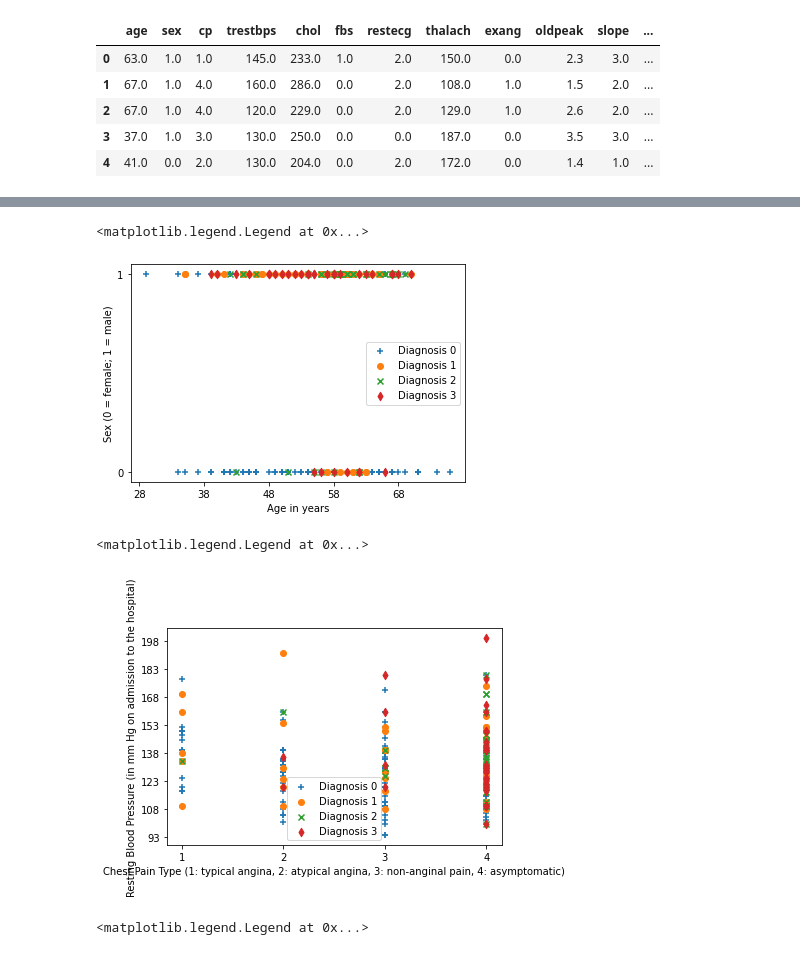
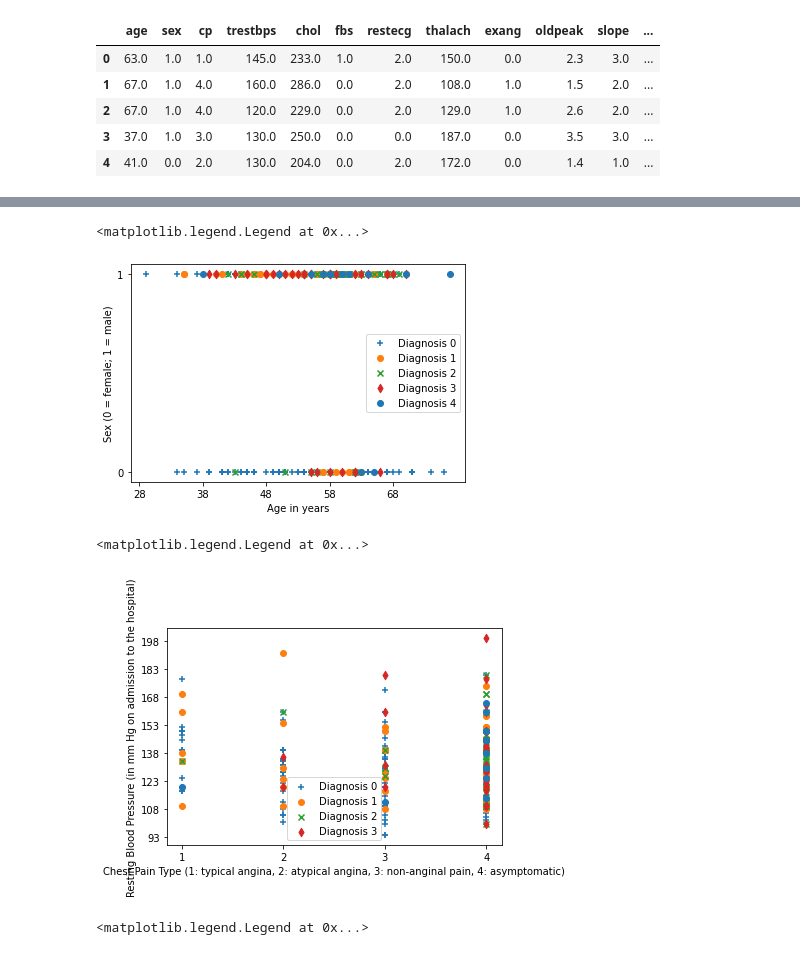
Before and after one commit to joaogomes18/Machine-Learning, a Jupyter notebook: 1stAssignment/1sAssignmentVisualData.ipynb, the cells around one changed output, grey strips where cells are left out. Saved outputs shown, nothing was run; the diff lists cells and outputs as text; code cells hidden in the pictures.

```diff
--- a/1stAssignment/1sAssignmentVisualData.ipynb
+++ b/1stAssignment/1sAssignmentVisualData.ipynb
@@ -57,26 +57,29 @@ m = X.shape[0]
 # %%
 diag0 = (y==0)
 diag1 = (y==1)
 diag2 = (y==2)
 diag3 = (y==3)
+diag4 = (y==4)
 
 plt.scatter(X[diag0[:,0],0],X[diag0[:,0],1],c='#1f77b4',marker="+")
 plt.scatter(X[diag1[:,0],0],X[diag1[:,0],1],c="#ff7f0e",marker="o")
 plt.scatter(X[diag2[:,0],0],X[diag2[:,0],1],c="#2ca02c",marker="x")
 plt.scatter(X[diag3[:,0],0],X[diag3[:,0],1],c="#d62728",marker="d")
+plt.scatter(X[diag4[:,0],0],X[diag4[:,0],1])
 plt.xticks(np.arange(28, 78, 10))
 plt.yticks(np.arange(0, 2, 1))
 plt.xlabel("Age in years")
 plt.ylabel("Sex (0 = female; 1 = male)")
-plt.legend(["Diagnosis 0", "Diagnosis 1", "Diagnosis 2", "Diagnosis 3"])
+plt.legend(["Diagnosis 0", "Diagnosis 1", "Diagnosis 2", "Diagnosis 3", "Diagnosis 4"])
 # %% [output]
 <matplotlib.legend.Legend at 0x...>
-[figure, old version]
+[figure, new version]
 # %%
 plt.scatter(X[diag0[:,0],2],X[diag0[:,0],3],c='#1f77b4',marker="+")
 plt.scatter(X[diag1[:,0],2],X[diag1[:,0],3],c="#ff7f0e",marker="o")
 plt.scatter(X[diag2[:,0],2],X[diag2[:,0],3],c="#2ca02c",marker="x")
 plt.scatter(X[diag3[:,0],2],X[diag3[:,0],3],c="#d62728",marker="d")
+plt.scatter(X[diag4[:,0],2],X[diag4[:,0],3])
 plt.xticks(np.arange(1, 5, 1))
 plt.yticks(np.arange(93, 201, 15))
 plt.xlabel("Chest Pain Type (1: typical angina, 2: atypical angina, 3: non-anginal pain, 4: asymptomatic)")
@@ -84,7 +87,7 @@ plt.ylabel("Resting Blood Pressure (in mm Hg on admission to the hospital)")
 plt.legend(["Diagnosis 0", "Diagnosis 1", "Diagnosis 2", "Diagnosis 3"])
 # %% [output]
 <matplotlib.legend.Legend at 0x...>
-[figure, old version]
+[figure, new version]
 # %%
 plt.scatter(X[diag0[:,0],4],X[diag0[:,0],5],c='#1f77b4',marker="+")
 plt.scatter(X[diag1[:,0],4],X[diag1[:,0],5],c="#ff7f0e",marker="o")
```
Also changed, not shown: parts of 6 cells of this notebook, 2 other files.
